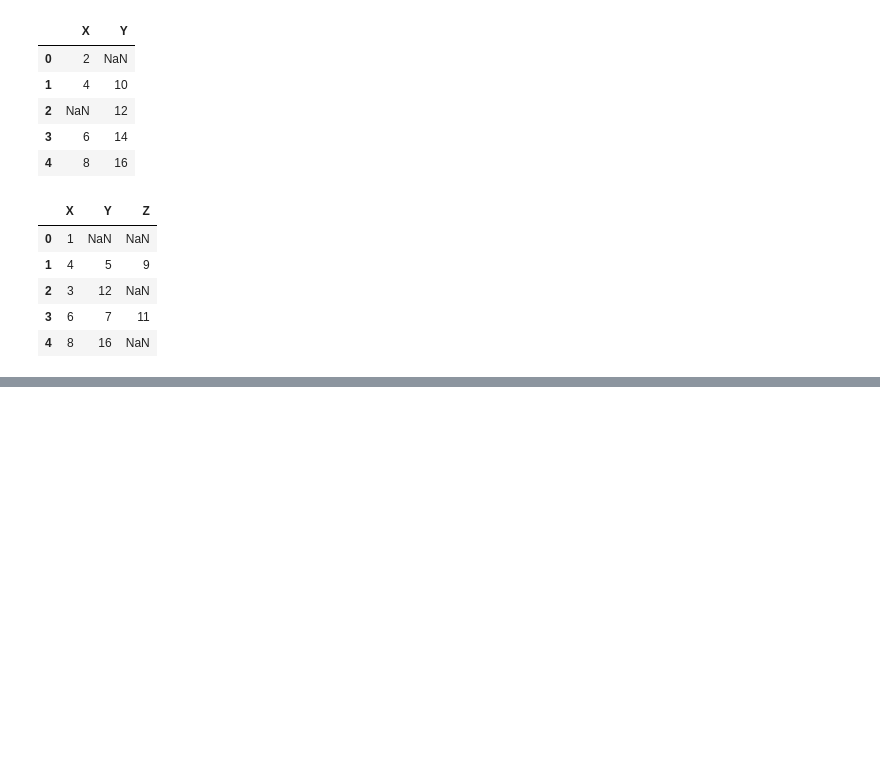
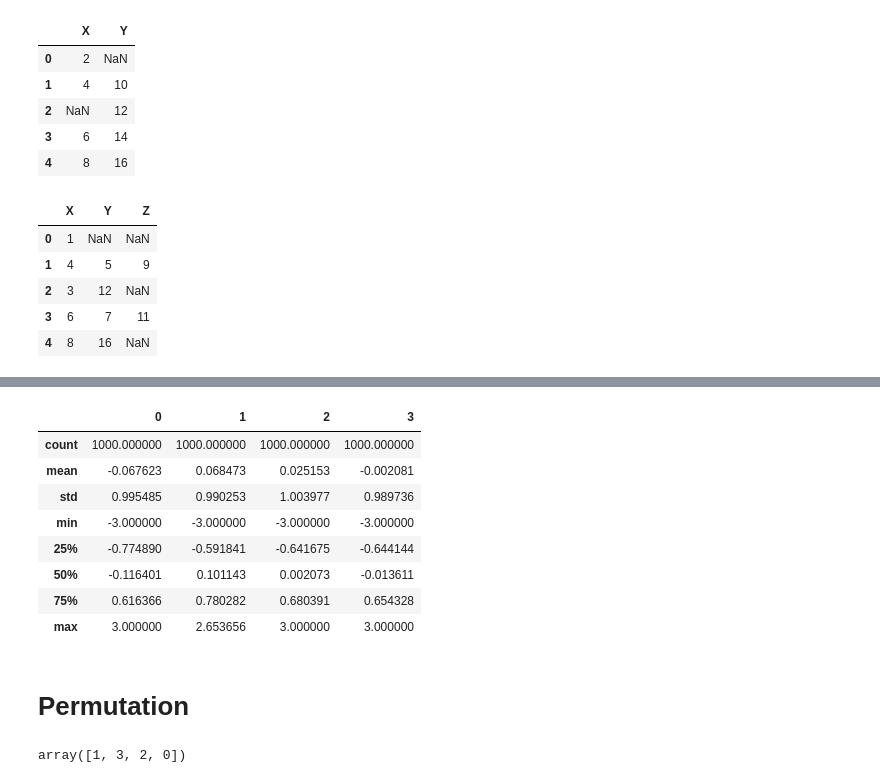
Before and after one commit to WenWeiKun-byte/PyData-Cookbook, a Jupyter notebook: Python For Data_3 Working with Data.ipynb, the cells around one changed output, grey strips where cells are left out. Cells and saved outputs as stored; diff of their text form; code cells hidden in the pictures; blank space fills up the shorter version.

```diff
--- a/Python For Data_3 Working with Data.ipynb
+++ b/Python For Data_3 Working with Data.ipynb
@@ -620,0 +1091,26 @@ dframe_odds.combine_first(dframe_evens)
+# %%
+dframe.describe()
+# %% [output]
+|  | 0 | 1 | 2 | 3 |
+| count | 1000.000000 | 1000.000000 | 1000.000000 | 1000.000000 |
+| mean | -0.067623 | 0.068473 | 0.025153 | -0.002081 |
+| std | 0.995485 | 0.990253 | 1.003977 | 0.989736 |
+| min | -3.000000 | -3.000000 | -3.000000 | -3.000000 |
+| 25% | -0.774890 | -0.591841 | -0.641675 | -0.644144 |
+| 50% | -0.116401 | 0.101143 | 0.002073 | -0.013611 |
+| 75% | 0.616366 | 0.780282 | 0.680391 | 0.654328 |
+| max | 3.000000 | 2.653656 | 3.000000 | 3.000000 |
+# %% [markdown]
+# Permutation
+# %%
+# WE can randomly reorder (permutate) a Series, or the rows in a DataFrame
+
+#Let's take a look
+dframe = DataFrame(np.arange(4 * 4).reshape((4, 4)))
+
+#Create an array with a random perumation of 0,1,2,3
+blender = np.random.permutation(4)
+
+blender
+# %% [output]
+array([1, 3, 2, 0])
```
Also changed, not shown: parts of 55 cells of this notebook.
